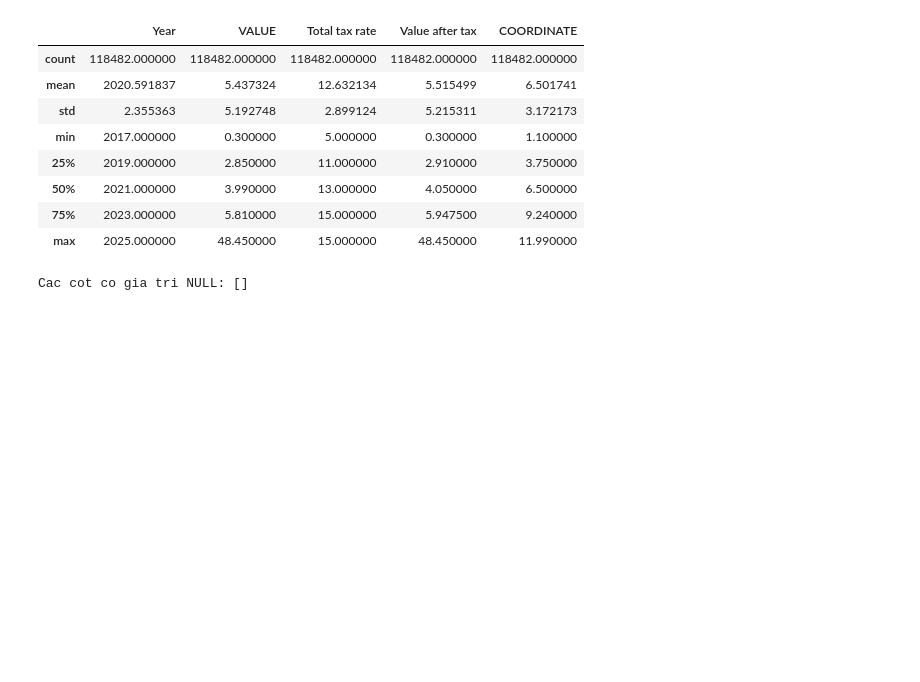
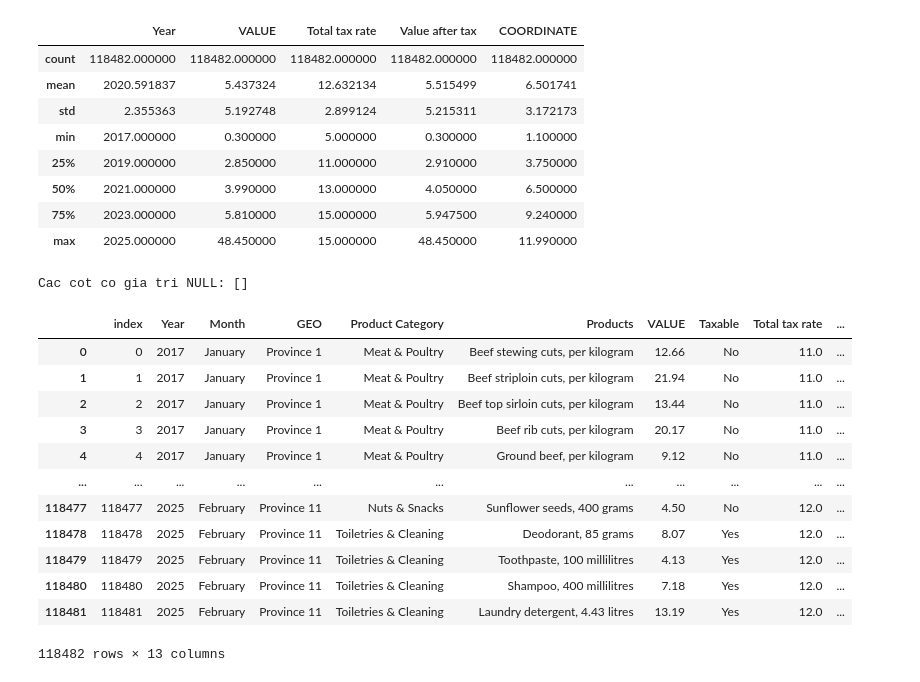
Before and after one commit to Biuuu2309/Data-Science, a Jupyter notebook: Source/Analysis/Jupyter Notebook/Cleaning Data.ipynb, the cells around one changed output. Cells and saved outputs as stored; diff of their text form; code cells hidden in the pictures; blank space fills up the shorter version.

```diff
--- a/Source/Analysis/Cleaning Data.ipynb
+++ b/Source/Analysis/Jupyter Notebook/Cleaning Data.ipynb
@@ -69,3 +64,20 @@ null_columns = DF.columns[DF.isnull().any()]
 print("Cac cot co gia tri NULL:", list(null_columns))
 # %% [output]
 Cac cot co gia tri NULL: []
+# %%
+DF.reset_index(level=0, inplace=True)
+DF
+# %% [output]
+|  | index | Year | Month | GEO | Product Category | Products | VALUE | Taxable | Total tax rate | ... |
+| 0 | 0 | 2017 | January | Province 1 | Meat & Poultry | Beef stewing cuts, per kilogram | 12.66 | No | 11.0 | ... |
+| 1 | 1 | 2017 | January | Province 1 | Meat & Poultry | Beef striploin cuts, per kilogram | 21.94 | No | 11.0 | ... |
+| 2 | 2 | 2017 | January | Province 1 | Meat & Poultry | Beef top sirloin cuts, per kilogram | 13.44 | No | 11.0 | ... |
+| 3 | 3 | 2017 | January | Province 1 | Meat & Poultry | Beef rib cuts, per kilogram | 20.17 | No | 11.0 | ... |
+| 4 | 4 | 2017 | January | Province 1 | Meat & Poultry | Ground beef, per kilogram | 9.12 | No | 11.0 | ... |
+| ... | ... | ... | ... | ... | ... | ... | ... | ... | ... | ... |
+| 118477 | 118477 | 2025 | February | Province 11 | Nuts & Snacks | Sunflower seeds, 400 grams | 4.50 | No | 12.0 | ... |
+| 118478 | 118478 | 2025 | February | Province 11 | Toiletries & Cleaning | Deodorant, 85 grams | 8.07 | Yes | 12.0 | ... |
+| 118479 | 118479 | 2025 | February | Province 11 | Toiletries & Cleaning | Toothpaste, 100 millilitres | 4.13 | Yes | 12.0 | ... |
+| 118480 | 118480 | 2025 | February | Province 11 | Toiletries & Cleaning | Shampoo, 400 millilitres | 7.18 | Yes | 12.0 | ... |
+| 118481 | 118481 | 2025 | February | Province 11 | Toiletries & Cleaning | Laundry detergent, 4.43 litres | 13.19 | Yes | 12.0 | ... |
+118482 rows × 13 columns
```
Also changed, not shown: parts of 1 cell of this notebook.
